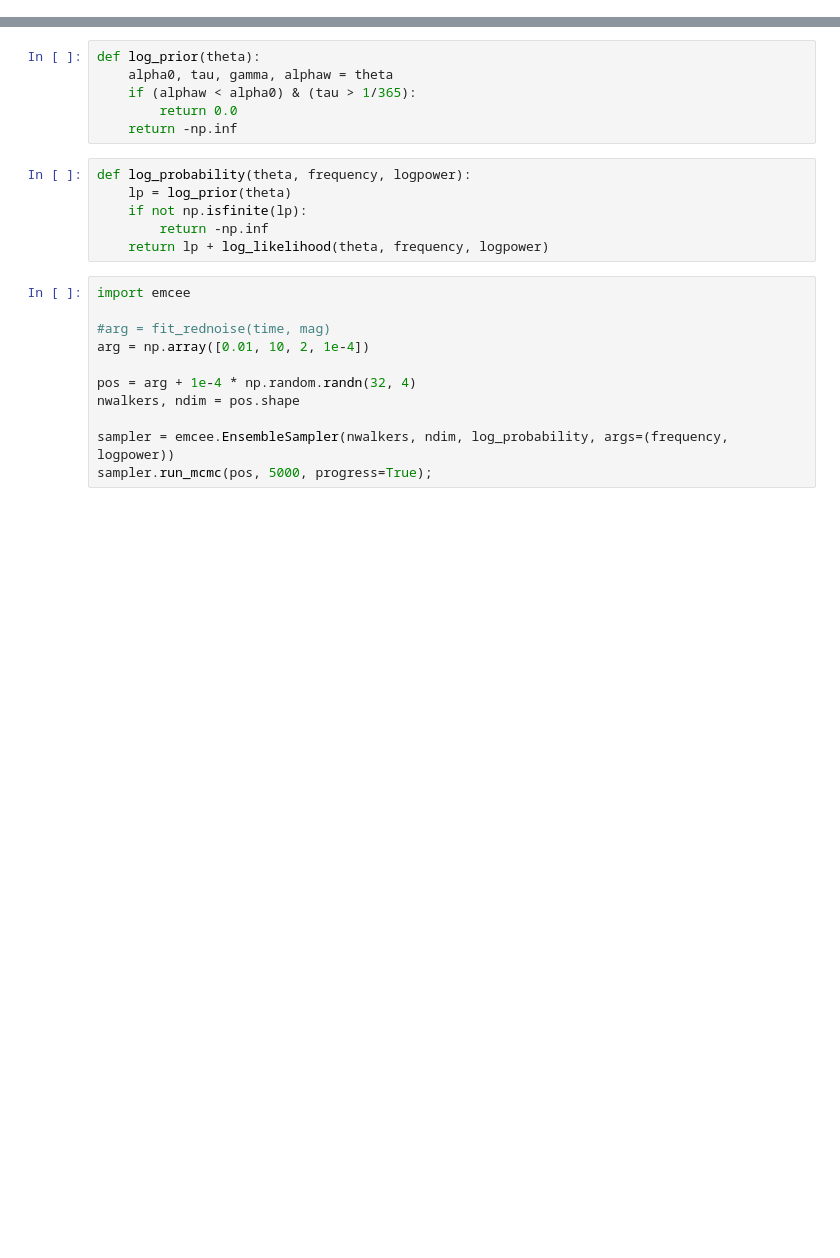
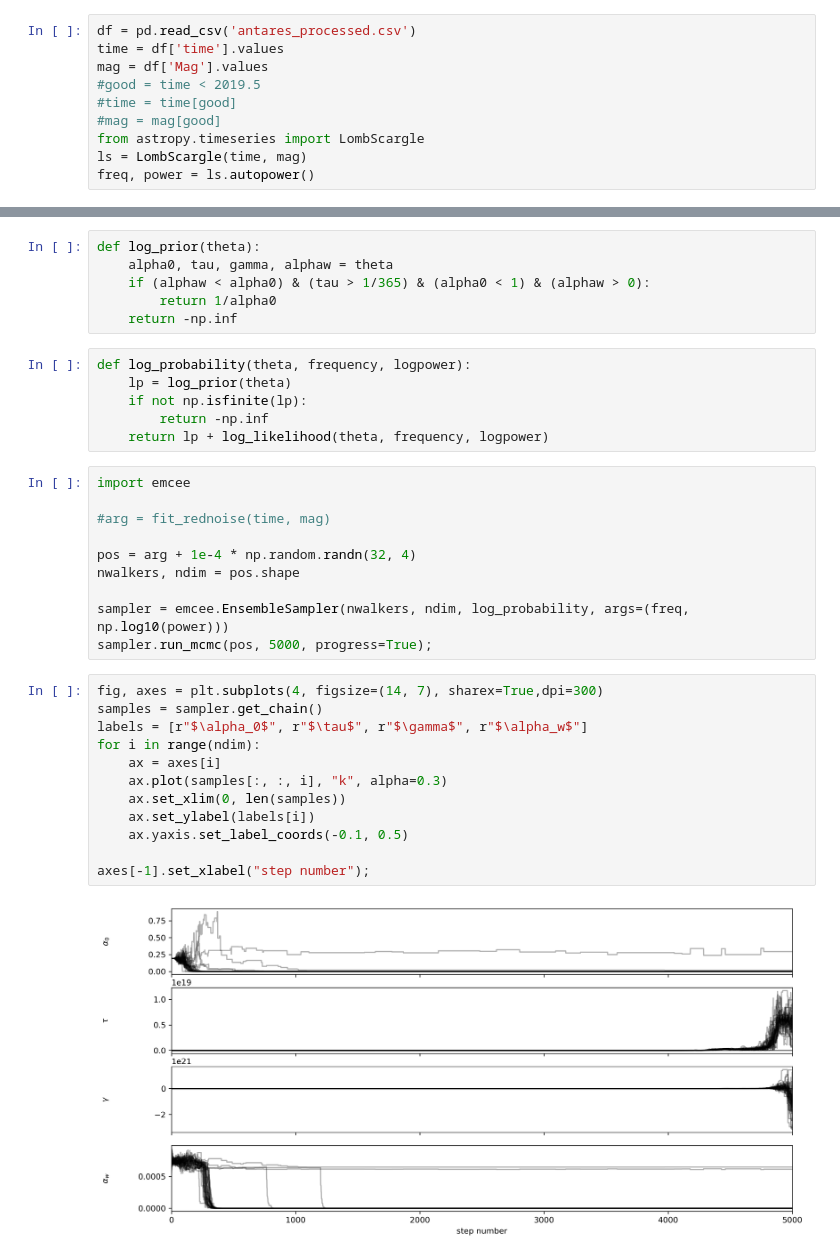
Before and after one commit to Bilsek12/squeegee, a Jupyter notebook: emcee_fit_smith.ipynb, the cells around one changed output, grey strips where cells are left out. Saved outputs shown, nothing was run; the diff lists cells and outputs as text; blank space fills up the shorter version.

```diff
--- a/emcee_fit_smith.ipynb
+++ b/emcee_fit_smith.ipynb
@@ -3,3 +3,13 @@ import numpy as np
 import pandas as pd
 from matplotlib import pyplot as plt
 import emcee
+# %%
+df = pd.read_csv('antares_processed.csv')
+time = df['time'].values
+mag = df['Mag'].values
+#good = time < 2019.5
+#time = time[good]
+#mag = mag[good]
+from astropy.timeseries import LombScargle
+ls = LombScargle(time, mag)
+freq, power = ls.autopower()
@@ -11,8 +60,8 @@ def log_likelihood(theta, frequency, logpower):
 # %%
 def log_prior(theta):
     alpha0, tau, gamma, alphaw = theta
-    if (alphaw < alpha0) & (tau > 1/365):
-        return 0.0
+    if (alphaw < alpha0) & (tau > 1/365) & (alpha0 < 1) & (alphaw > 0):
+        return 1/alpha0
     return -np.inf
 # %%
 def log_probability(theta, frequency, logpower):
@@ -24,10 +73,23 @@ def log_probability(theta, frequency, logpower):
 import emcee
 
 #arg = fit_rednoise(time, mag)
-arg = np.array([0.01, 10, 2, 1e-4])
 
 pos = arg + 1e-4 * np.random.randn(32, 4)
 nwalkers, ndim = pos.shape
 
-sampler = emcee.EnsembleSampler(nwalkers, ndim, log_probability, args=(frequency, logpower))
+sampler = emcee.EnsembleSampler(nwalkers, ndim, log_probability, args=(freq, np.log10(power)))
 sampler.run_mcmc(pos, 5000, progress=True);
+# %%
+fig, axes = plt.subplots(4, figsize=(14, 7), sharex=True,dpi=300)
+samples = sampler.get_chain()
+labels = [r"$\alpha_0$", r"$\tau$", r"$\gamma$", r"$\alpha_w$"]
+for i in range(ndim):
+    ax = axes[i]
+    ax.plot(samples[:, :, i], "k", alpha=0.3)
+    ax.set_xlim(0, len(samples))
+    ax.set_ylabel(labels[i])
+    ax.yaxis.set_label_coords(-0.1, 0.5)
+
+axes[-1].set_xlabel("step number");
+# %% [output]
+[figure, added]
```
Also changed, not shown: parts of 6 cells of this notebook, 2 other files.
